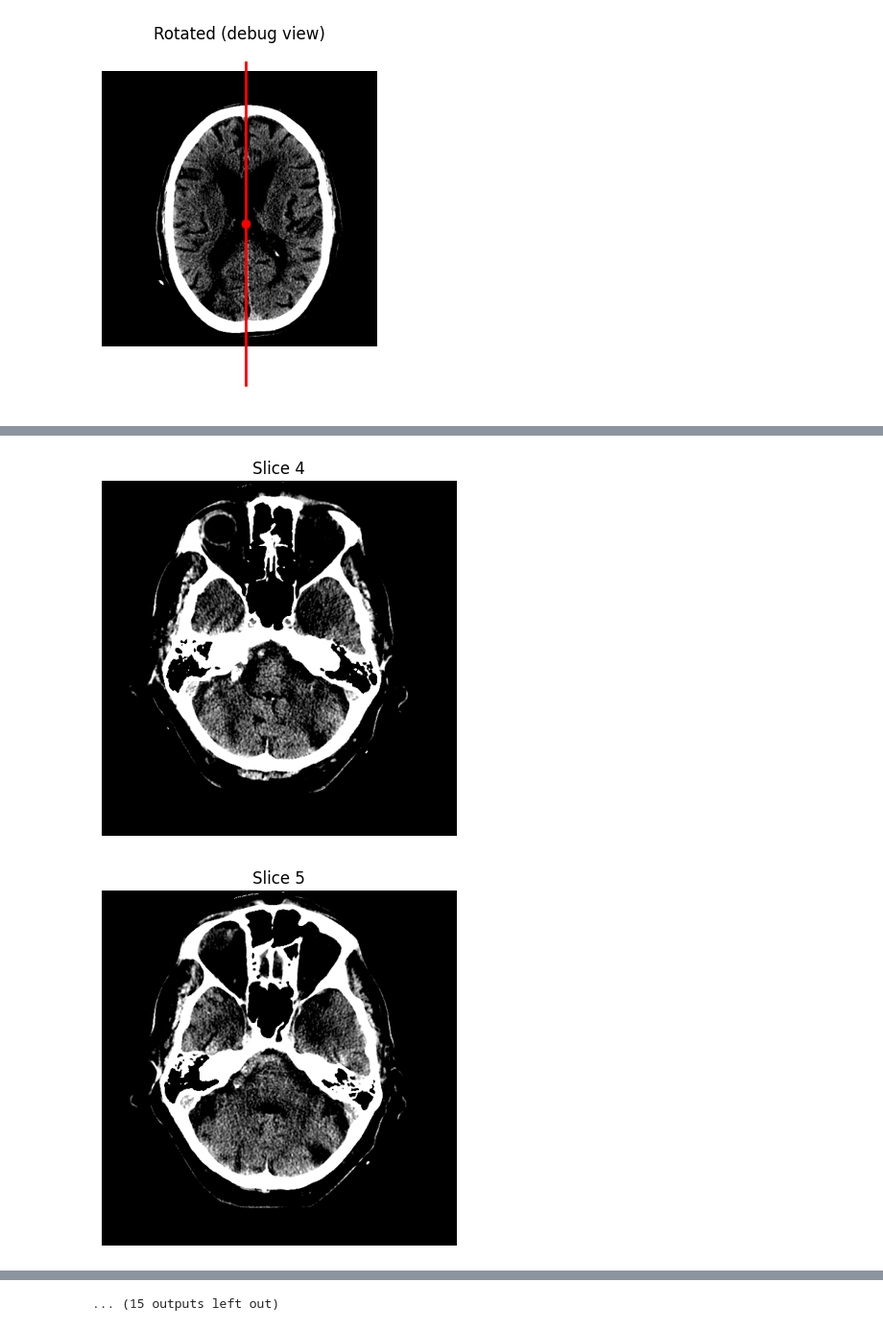
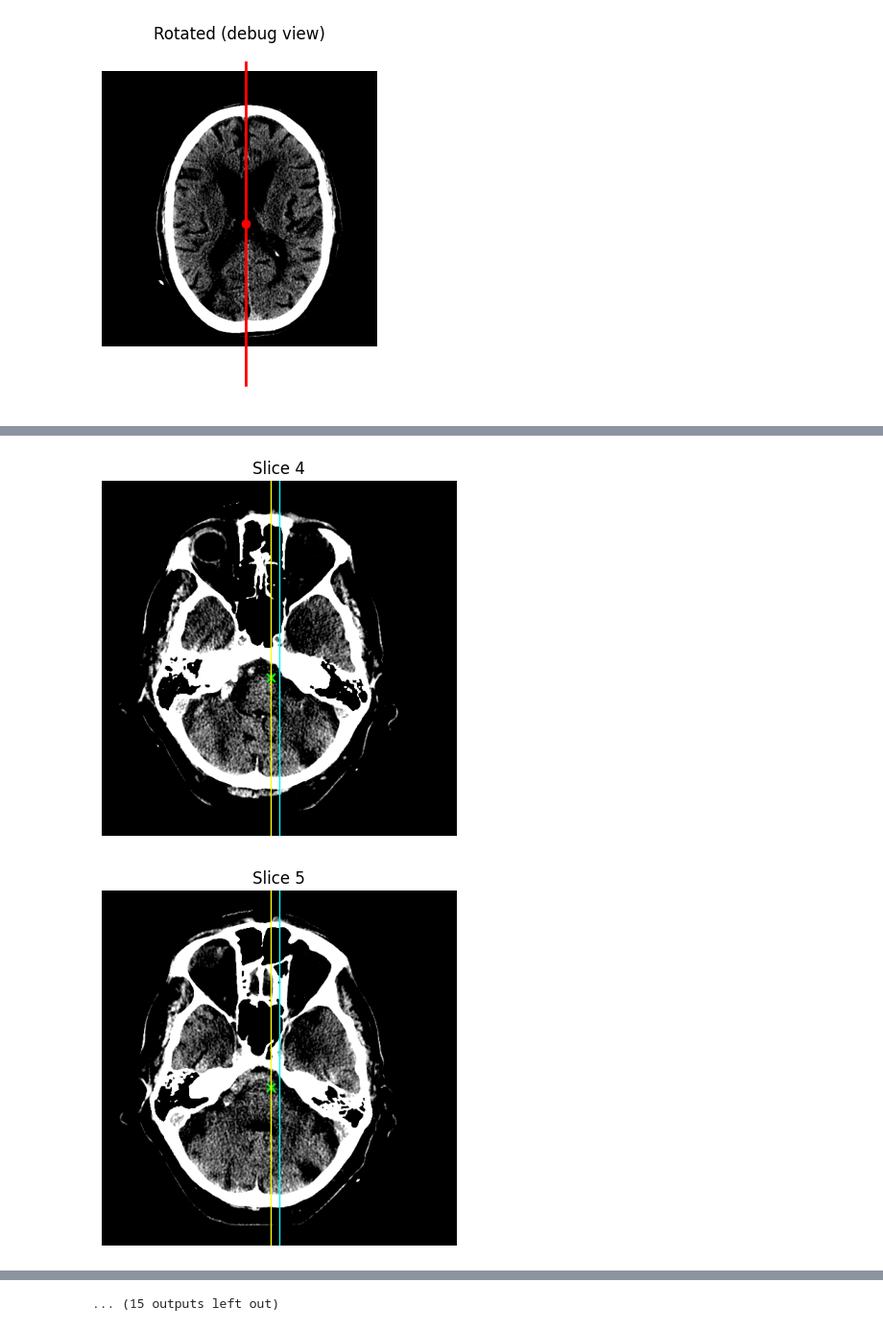
Before and after one commit to Traintain/DICOM_tools, a Jupyter notebook: Preprocessing.ipynb, the cells around one changed output, grey strips where cells are left out. Shown at 96% size. Drawn from its saved outputs; the diff is of its cells as text; code cells hidden in the pictures.

```diff
--- a/Preprocessing.ipynb
+++ b/Preprocessing.ipynb
@@ -274,12 +288,55 @@ array([0, 1], dtype=uint16)
+# %%
+resampled = sitk.Resample(
+    ct_image,   # input image
+    ct_image,   # Image to take into accout for output size, spacing, origin, direction, etc.
+    final_transform,  # Transformation to apply
+    sitk.sitkBSpline,    # Iterpolator, other options are sitk.sitklinear, sitk.sitkBSpline and sitk.sitkNearesNeighbor
+    -1024,        # Value to use when coordinates fall outside the image
+    ct_image.GetPixelID()   # Keeps the same datatype for value representation
+)
+
+mask_image = load_and_standardize(mask_path)
+
+resampled_mask = sitk.Resample(
+    mask_image,
+    ct_image,
+    final_transform,
+    sitk.sitkNearestNeighbor,
+    0,
+    mask_image.GetPixelID()
+)
 # %%
 resampled_arr = sitk.GetArrayFromImage(resampled)  # (z, y, x)
 resampled_mask_arr = sitk.GetArrayFromImage(resampled_mask)  # (z, y, x)
+
+com_index = ct_image.TransformPhysicalPointToIndex(center_physical)
+com_index_resampled = resampled.TransformPhysicalPointToIndex(center_physical)
+
 def show_slice(idx):
     windowed_slice = apply_window(resampled_arr[idx], 40, 40)
 
     plt.imshow(np.fliplr(windowed_slice), cmap="gray", origin="lower")  # fix display flip
-    mask_overlay = np.ma.masked_where(resampled_mask_arr[idx] == 0, mask_np[idx])
-    plt.imshow(np.fliplr(mask_overlay), alpha=0.8, origin="lower")
+    mask_overlay = np.ma.masked_where(resampled_mask_arr[idx] == 0, resampled_mask_arr[idx])
+    plt.imshow(np.fliplr(mask_overlay), alpha=1, origin="lower")
+
+    # array center
+    x_center = windowed_slice.shape[1] // 2
+    plt.axvline(x=x_center, color="cyan", linewidth=1, label="array center")
+
+    # COM
+    x_com = com_index_resampled[0]
+    y_com = com_index_resampled[1]
+    x_com_display = windowed_slice.shape[1] - 1 - x_com
+    plt.axvline(x=x_com_display, color="yellow", linewidth=1, label="COM")
+
+    plt.scatter(
+        x_com_display,
+        y_com,
+        color="lime",
+        s=40,
+        marker="x"
+    )
+
 
     plt.title(f"Slice {idx+1}")
     plt.axis("off")
@@ -295,2 +352,2 @@ for i in range(resampled_arr.shape[0]):
-[figure, old version]
+[figure, new version]
-[figure, old version]
+[figure, new version]
```
Also changed, not shown: parts of 5 cells of this notebook.
